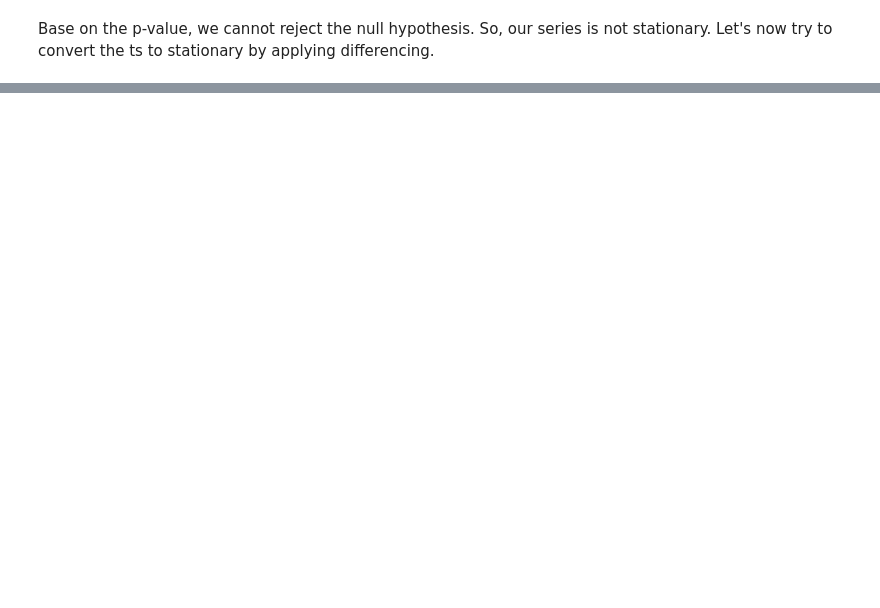
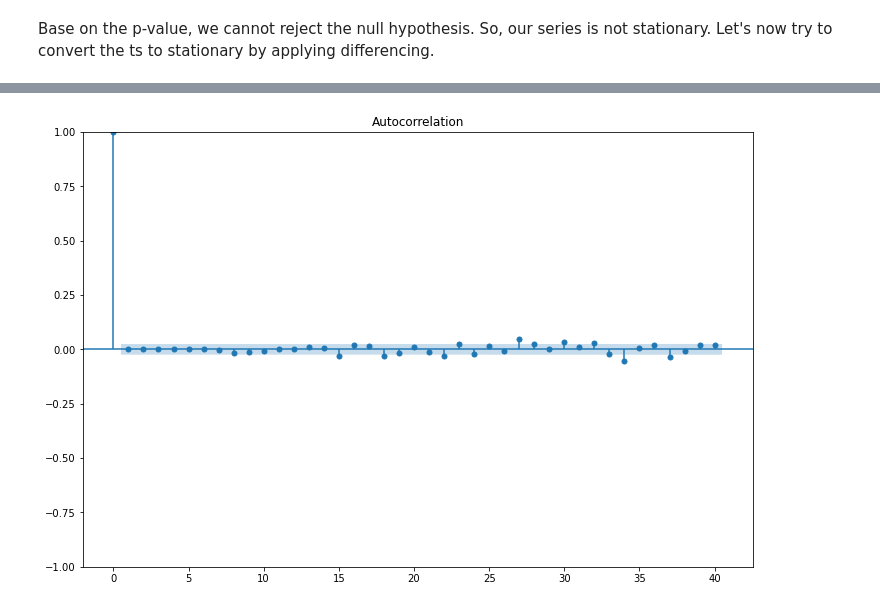
Before and after one commit to matsaragas/TimeSeries, a Jupyter notebook: Time Series/autoRegressiveModels.ipynb, the cells around one changed output, grey strips where cells are left out. Cells and saved outputs as stored; diff of their text form; code cells hidden in the pictures; blank space fills up the shorter version.

```diff
--- a/Time Series/autoRegressiveModels.ipynb
+++ b/Time Series/autoRegressiveModels.ipynb
@@ -113,0 +130,13 @@ dtype: float64
+# %%
+#AIC = float('inf')
+#p = None
+#for i in range(40):
+#    mod = AutoReg(data['CloseDiff'].dropna(), i, old_names=False)
+#    res = mod.fit()
+#    if AIC > res.aic:
+#        AIC = res.aic
+#        p = i
+
+mod = AutoReg(data['logCloseDiff'].dropna(), 7)
+res = mod.fit()
+print(res.summary())
@@ -113,0 +165,6 @@ dtype: float64
+# %%
+with mpl.rc_context():
+    mpl.rc("figure", figsize=(12, 8))
+    sm.graphics.tsa.plot_acf(res.resid, lags = 40)
+# %% [output]
+[figure, added]
```
Also changed, not shown: parts of 18 cells of this notebook.
